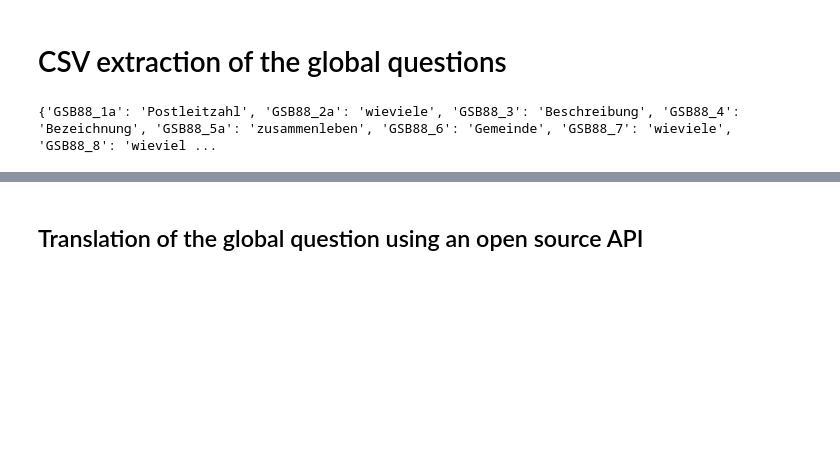
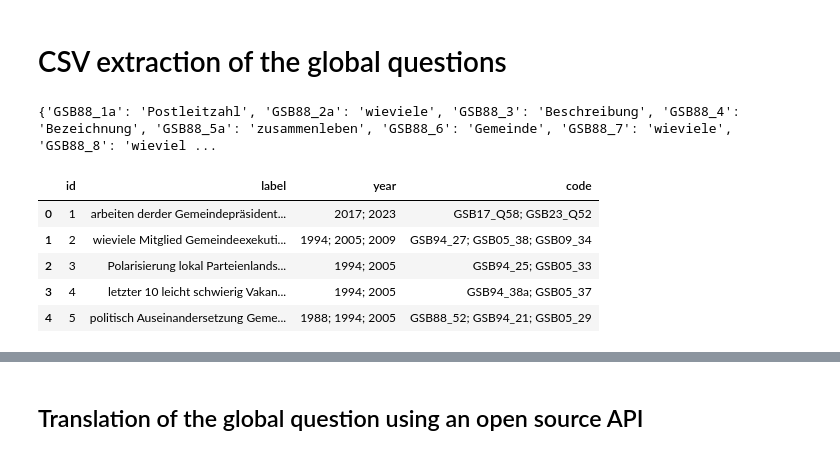
Before and after one commit to hhueber/IDHEAP-Datahub, a Jupyter notebook: nlp_notebook.ipynb, the cells around one changed output, grey strips where cells are left out. Saved outputs shown, nothing was run; the diff lists cells and outputs as text; code cells hidden in the pictures; blank space fills up the shorter version.

```diff
--- a/nlp_notebook.ipynb
+++ b/nlp_notebook.ipynb
@@ -552,6 +552,15 @@ for index, row in merged_df.iterrows():
 print(code_to_token)
 # %% [output]
 {'GSB88_1a': 'Postleitzahl', 'GSB88_2a': 'wieviele', 'GSB88_3': 'Beschreibung', 'GSB88_4': 'Bezeichnung', 'GSB88_5a': 'zusammenleben', 'GSB88_6': 'Gemeinde', 'GSB88_7': 'wieviele', 'GSB88_8': 'wieviel ...
+# %%
+question_globale_new_top_10.head()
+# %% [output]
+|  | id | label | year | code |
+| 0 | 1 | arbeiten derder Gemeindepräsident... | 2017; 2023 | GSB17_Q58; GSB23_Q52 |
+| 1 | 2 | wieviele Mitglied Gemeindeexekuti... | 1994; 2005; 2009 | GSB94_27; GSB05_38; GSB09_34 |
+| 2 | 3 | Polarisierung lokal Parteienlands... | 1994; 2005 | GSB94_25; GSB05_33 |
+| 3 | 4 | letzter 10 leicht schwierig Vakan... | 1994; 2005 | GSB94_38a; GSB05_37 |
+| 4 | 5 | politisch Auseinandersetzung Geme... | 1988; 1994; 2005 | GSB88_52; GSB94_21; GSB05_29 |
 # %%
 # create a new DataFrame to store the final results
 df_fin_top_10 = pd.DataFrame(columns=quest_glob_columns)
```
Also changed, not shown: parts of 5 cells of this notebook.
